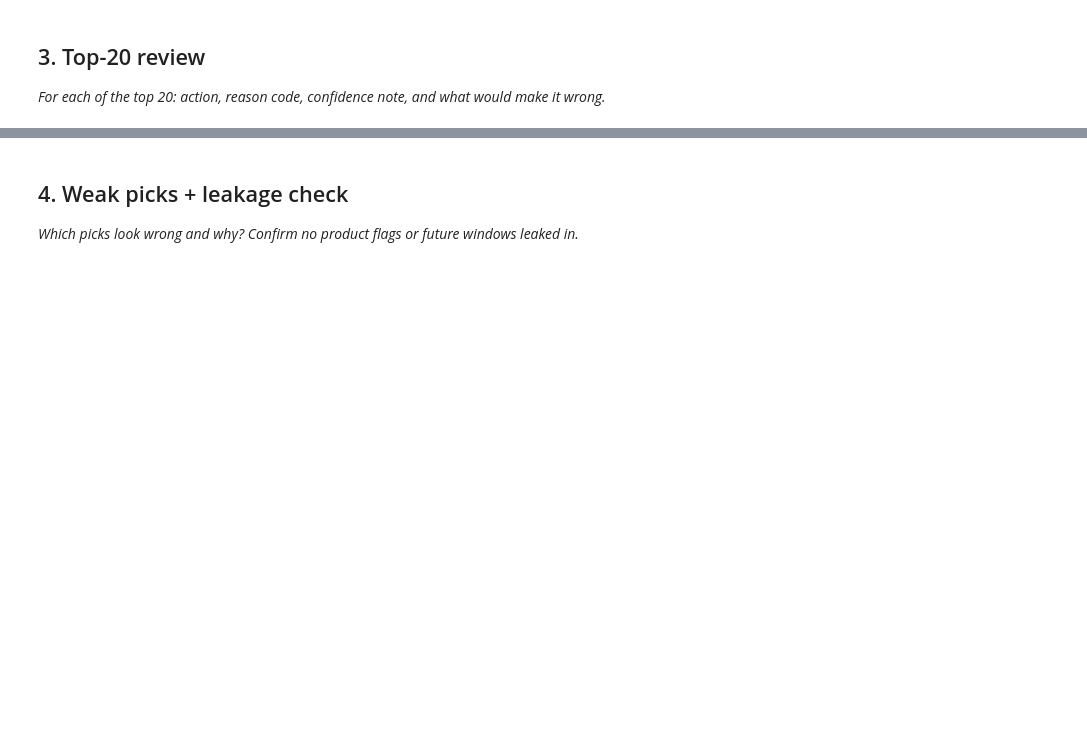
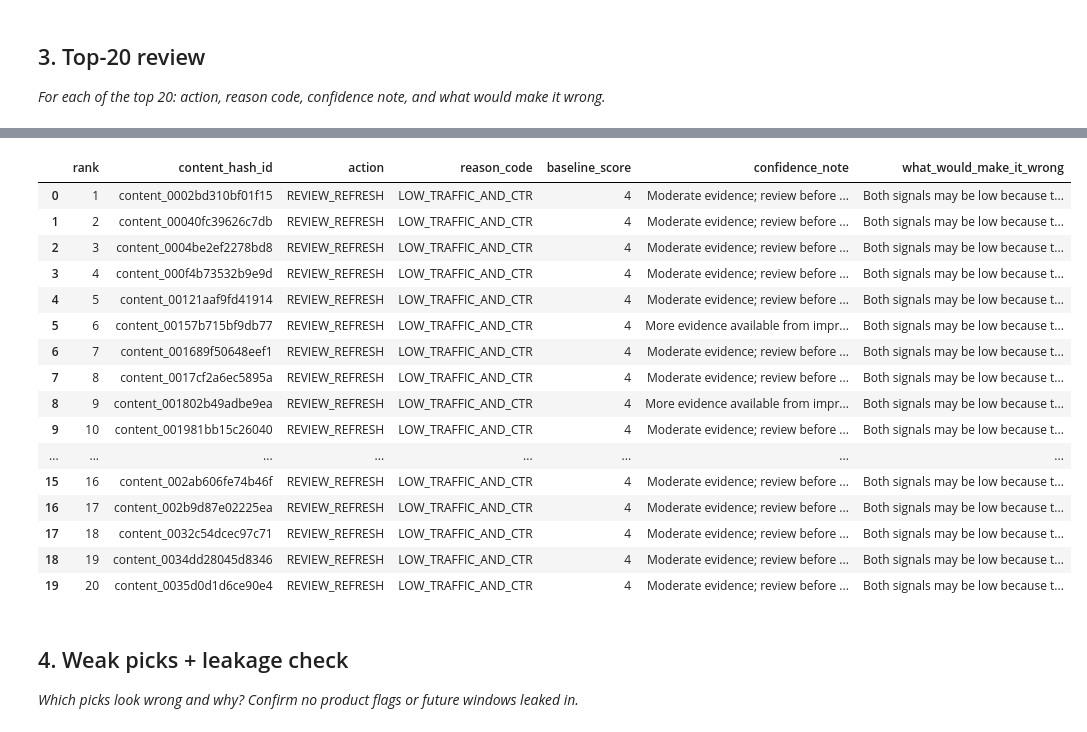
Before and after one commit to itsayeshaqamar/flyrank-mlinternship-ayesha, a Jupyter notebook: work/notebooks/w04_baseline_score.ipynb, the cells around one changed output, grey strips where cells are left out. Cells and saved outputs as stored; diff of their text form; code cells hidden in the pictures; blank space fills up the shorter version.

```diff
--- a/work/notebooks/w04_baseline_score.ipynb
+++ b/work/notebooks/w04_baseline_score.ipynb
@@ -13,3 +76,23 @@ This skeleton is yours to fill. Work the sections **in order** — each one has
 # %%
 # This cell is for CODE (numbers, a query, a check).
 # Write your text answer in the cell ABOVE this one — typing sentences here breaks Run All.
+# ML-07 Section 1
+# Define the baseline rule and reason codes
+
+LOW_TRAFFIC_POINTS = 2
+LOW_CTR_POINTS = 2
+
+print("Baseline rule:")
+print("- Low organic traffic = 2 points")
+print("- Low CTR = 2 points")
+print("- Total score range = 0 to 4")
+print()
+print("Reason codes:")
+print("- LOW_ORGANIC_TRAFFIC")
+print("- LOW_CTR")
+print("- LOW_TRAFFIC_AND_CTR")
+print("- NO_FLAG")
+print()
+print("Action labels:")
+print("- REVIEW_REFRESH")
+print("- MONITOR")
@@ -30,3 +331,63 @@ This skeleton is yours to fill. Work the sections **in order** — each one has
+# %%
+# This cell is for CODE (numbers, a query, a check).
+# Write your text answer in the cell ABOVE this one — typing sentences here breaks Run All.
+# ML-07 Section 3
+# Generate the top-20 review table
+
+top20 = queue_output.head(20).copy()
+
+def confidence_note(row):
+    if row["gsc_impressions"] >= 1000 and row["observed_days"] >= 20:
+        return "More evidence available from impressions and observed days."
+    elif row["gsc_impressions"] >= 100:
+        return "Moderate evidence; review before action."
+    else:
+        return "Limited GSC evidence; treat cautiously."
+
+def wrong_if(row):
+    if row["reason_code"] == "LOW_ORGANIC_TRAFFIC":
+        return "It may be low-volume because the page has a naturally narrow audience."
+    elif row["reason_code"] == "LOW_CTR":
+        return "Low CTR may reflect query intent, SERP position, or limited impressions."
+    elif row["reason_code"] == "LOW_TRAFFIC_AND_CTR":
+        return "Both signals may be low because the page has limited search demand."
+    else:
+        return "The rule may miss other reasons a page needs review."
+
+top20["confidence_note"] = top20.apply(confidence_note, axis=1)
+top20["what_would_make_it_wrong"] = top20.apply(wrong_if, axis=1)
+
+display(
+    top20[
+        [
+            "rank",
+            "content_hash_id",
+            "action",
+            "reason_code",
+            "baseline_score",
+            "confidence_note",
+            "what_would_make_it_wrong"
+        ]
+    ]
+)
+# %% [output]
+|  | rank | content_hash_id | action | reason_code | baseline_score | confidence_note | what_would_make_it_wrong |
+| 0 | 1 | content_0002bd310bf01f15 | REVIEW_REFRESH | LOW_TRAFFIC_AND_CTR | 4 | Moderate evidence; review before ... | Both signals may be low because t... |
+| 1 | 2 | content_00040fc39626c7db | REVIEW_REFRESH | LOW_TRAFFIC_AND_CTR | 4 | Moderate evidence; review before ... | Both signals may be low because t... |
+| 2 | 3 | content_0004be2ef2278bd8 | REVIEW_REFRESH | LOW_TRAFFIC_AND_CTR | 4 | Moderate evidence; review before ... | Both signals may be low because t... |
+| 3 | 4 | content_000f4b73532b9e9d | REVIEW_REFRESH | LOW_TRAFFIC_AND_CTR | 4 | Moderate evidence; review before ... | Both signals may be low because t... |
+| 4 | 5 | content_00121aaf9fd41914 | REVIEW_REFRESH | LOW_TRAFFIC_AND_CTR | 4 | Moderate evidence; review before ... | Both signals may be low because t... |
+| 5 | 6 | content_00157b715bf9db77 | REVIEW_REFRESH | LOW_TRAFFIC_AND_CTR | 4 | More evidence available from impr... | Both signals may be low because t... |
+| 6 | 7 | content_001689f50648eef1 | REVIEW_REFRESH | LOW_TRAFFIC_AND_CTR | 4 | Moderate evidence; review before ... | Both signals may be low because t... |
+| 7 | 8 | content_0017cf2a6ec5895a | REVIEW_REFRESH | LOW_TRAFFIC_AND_CTR | 4 | Moderate evidence; review before ... | Both signals may be low because t... |
+| 8 | 9 | content_001802b49adbe9ea | REVIEW_REFRESH | LOW_TRAFFIC_AND_CTR | 4 | More evidence available from impr... | Both signals may be low because t... |
+| 9 | 10 | content_001981bb15c26040 | REVIEW_REFRESH | LOW_TRAFFIC_AND_CTR | 4 | Moderate evidence; review before ... | Both signals may be low because t... |
+| ... | ... | ... | ... | ... | ... | ... | ... |
+| 15 | 16 | content_002ab606fe74b46f | REVIEW_REFRESH | LOW_TRAFFIC_AND_CTR | 4 | Moderate evidence; review before ... | Both signals may be low because t... |
+| 16 | 17 | content_002b9d87e02225ea | REVIEW_REFRESH | LOW_TRAFFIC_AND_CTR | 4 | Moderate evidence; review before ... | Both signals may be low because t... |
+| 17 | 18 | content_0032c54dcec97c71 | REVIEW_REFRESH | LOW_TRAFFIC_AND_CTR | 4 | Moderate evidence; review before ... | Both signals may be low because t... |
+| 18 | 19 | content_0034dd28045d8346 | REVIEW_REFRESH | LOW_TRAFFIC_AND_CTR | 4 | Moderate evidence; review before ... | Both signals may be low because t... |
+| 19 | 20 | content_0035d0d1d6ce90e4 | REVIEW_REFRESH | LOW_TRAFFIC_AND_CTR | 4 | Moderate evidence; review before ... | Both signals may be low because t... |
 # %% [markdown]
 ## 4. Weak picks + leakage check
 
```
Also changed, not shown: parts of 13 cells of this notebook.
